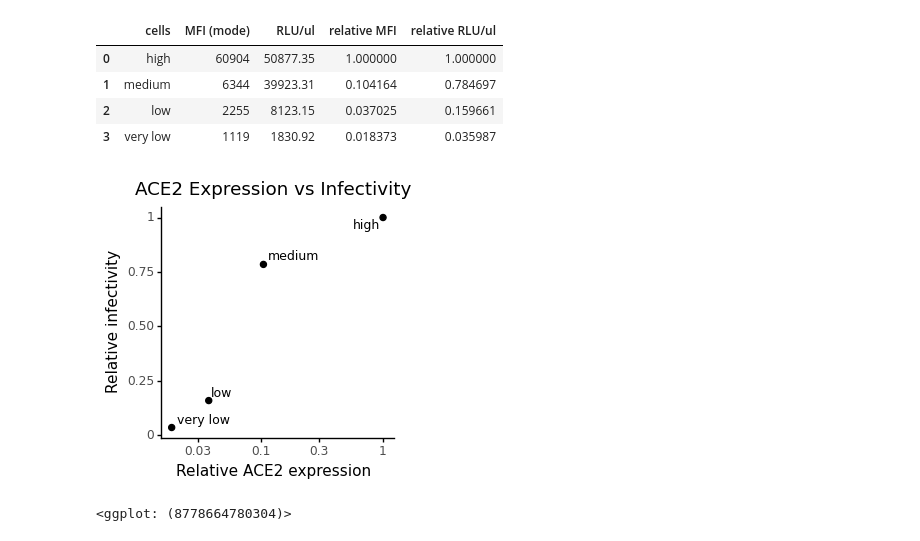
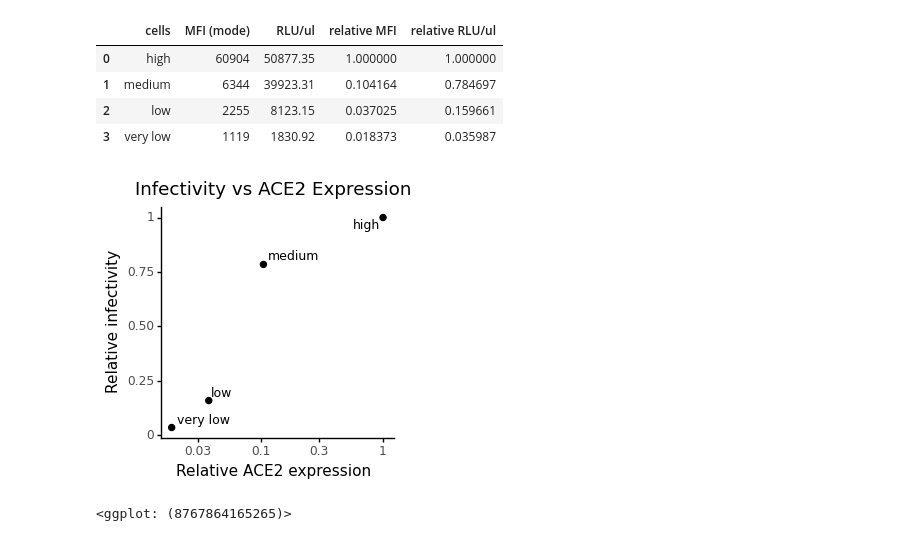
Before and after one commit to jbloomlab/Ace2_expression_neuts, a Jupyter notebook: ACE2_expression_vs_infectivity.ipynb, the cells around one changed output. Saved outputs shown, nothing was run; the diff lists cells and outputs as text; code cells hidden in the pictures.

Commit message:
more cleanup to ACE2 expression code

```diff
--- a/ACE2_expression_vs_infectivity.ipynb
+++ b/ACE2_expression_vs_infectivity.ipynb
@@ -33,21 +33,21 @@ df['cells'] = pd.Categorical(df['cells'], categories=cat_order, ordered=True)
 # %%
 (
     ggplot(df)+
     aes(x="relative MFI", y="relative RLU/ul") +
     geom_point(size=2) +
     geom_text(mapping=aes(label='cells'),
                ha='left',
                adjust_text={'expand_points': (1.2, 1.2),
                                     #'expand_text': (2.0, 2.0)
                            },
                 size=9
               ) +
 
     theme_classic()+
     theme(figure_size=(3,3)) +
-    labs(title = "ACE2 Expression vs Infectivity", x="Relative ACE2 expression", y="Relative infectivity") +
+    labs(title = "Infectivity vs ACE2 Expression", x="Relative ACE2 expression", y="Relative infectivity") +
     scale_x_log10()
 )
 # %% [output]
-[figure, old version]
+[figure, new version]
-<ggplot: (8778664780304)>
+<ggplot: (8767864165265)>
```
Also changed, not shown: parts of 1 cell of this notebook, 2 other files.
